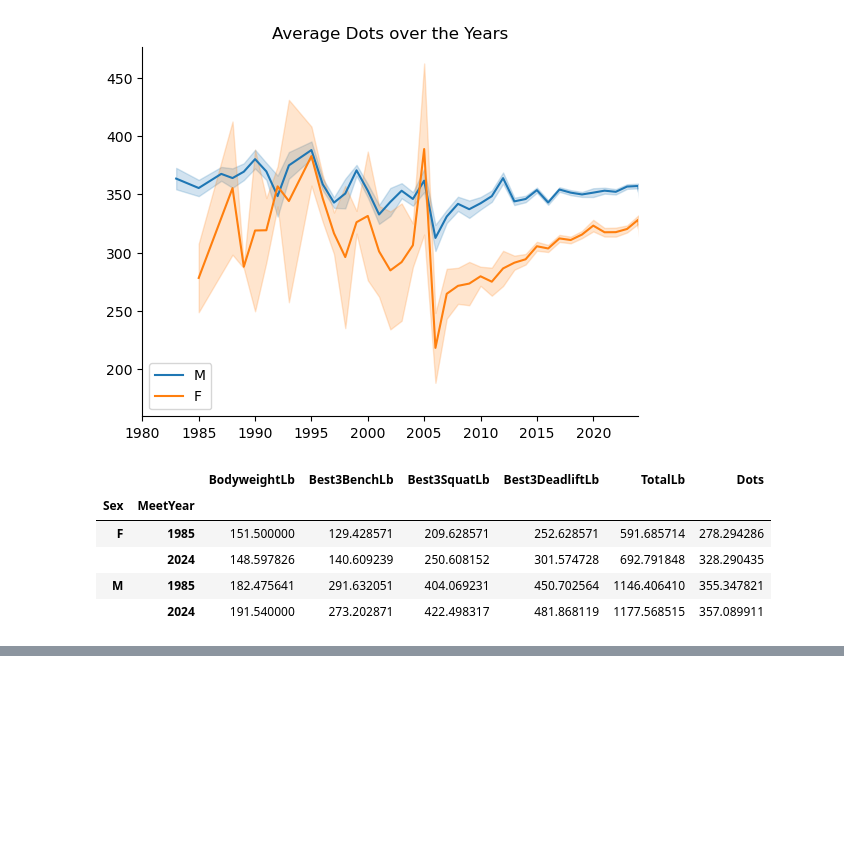
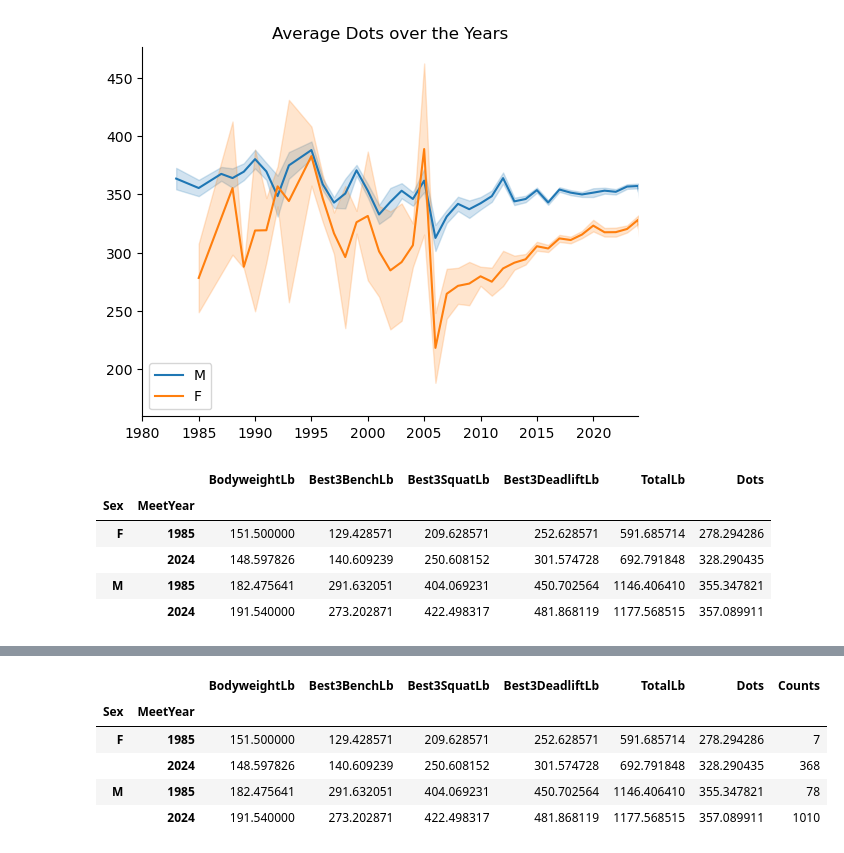
Before and after one commit to Silver0524/NJ-Powerlifting-EDA, a Jupyter notebook: Powerlifting EDA.ipynb, the cells around one changed output, grey strips where cells are left out. Cells and saved outputs as stored; diff of their text form; code cells hidden in the pictures; blank space fills up the shorter version.

```diff
--- a/Powerlifting EDA.ipynb
+++ b/Powerlifting EDA.ipynb
@@ -804,0 +824,17 @@ nj.loc[(nj['MeetYear'] == 1985) | (nj['MeetYear'] == 2024), ['Sex', 'MeetYear',
+# %%
+# Looking at the averages of a few measures for the first and last year in the dataset (that contains data for both males and females).
+data = nj.loc[(nj['MeetYear'] == 1985) | (nj['MeetYear'] == 2024), ['Sex', 'MeetYear', 'BodyweightLb', 'Best3BenchLb', 'Best3SquatLb', 'Best3DeadliftLb', 'TotalLb', 'Dots']].groupby(['Sex', 'MeetYear']).agg('mean','count')
+
+# Finding the number of competitors for the years 1985 and 2024
+counts = nj.loc[nj['MeetYear'].isin([1985, 2024])].groupby(['Sex', 'MeetYear']).size().to_frame('Counts')
+
+# Merge the counts into the DataFrame
+data = data.merge(counts, left_index=True, right_index=True)
+display(data)
+# %% [output]
+|  |  | BodyweightLb | Best3BenchLb | Best3SquatLb | Best3DeadliftLb | TotalLb | Dots | Counts |
+| Sex | MeetYear |  |  |  |  |  |  |  |
+| F | 1985 | 151.500000 | 129.428571 | 209.628571 | 252.628571 | 591.685714 | 278.294286 | 7 |
+|  | 2024 | 148.597826 | 140.609239 | 250.608152 | 301.574728 | 692.791848 | 328.290435 | 368 |
+| M | 1985 | 182.475641 | 291.632051 | 404.069231 | 450.702564 | 1146.406410 | 355.347821 | 78 |
+|  | 2024 | 191.540000 | 273.202871 | 422.498317 | 481.868119 | 1177.568515 | 357.089911 | 1010 |
```
Also changed, not shown: parts of 5 cells of this notebook.
